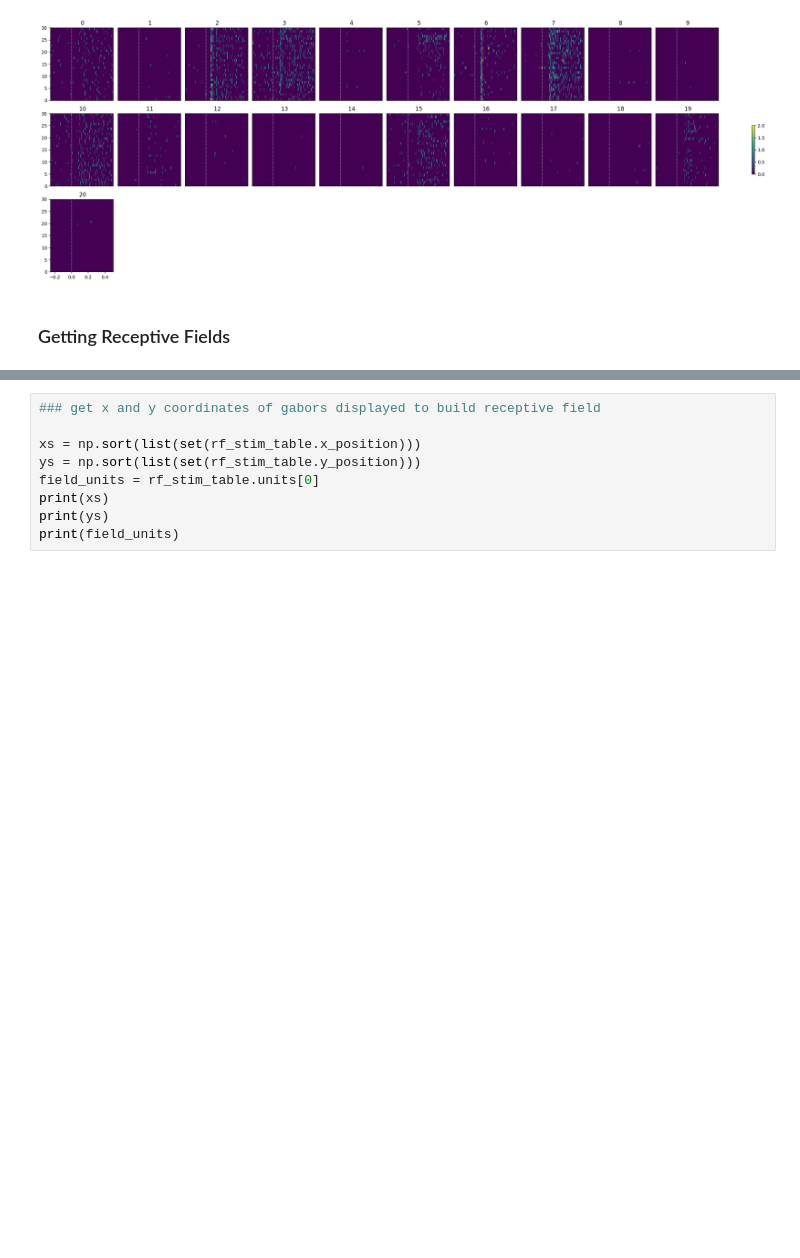
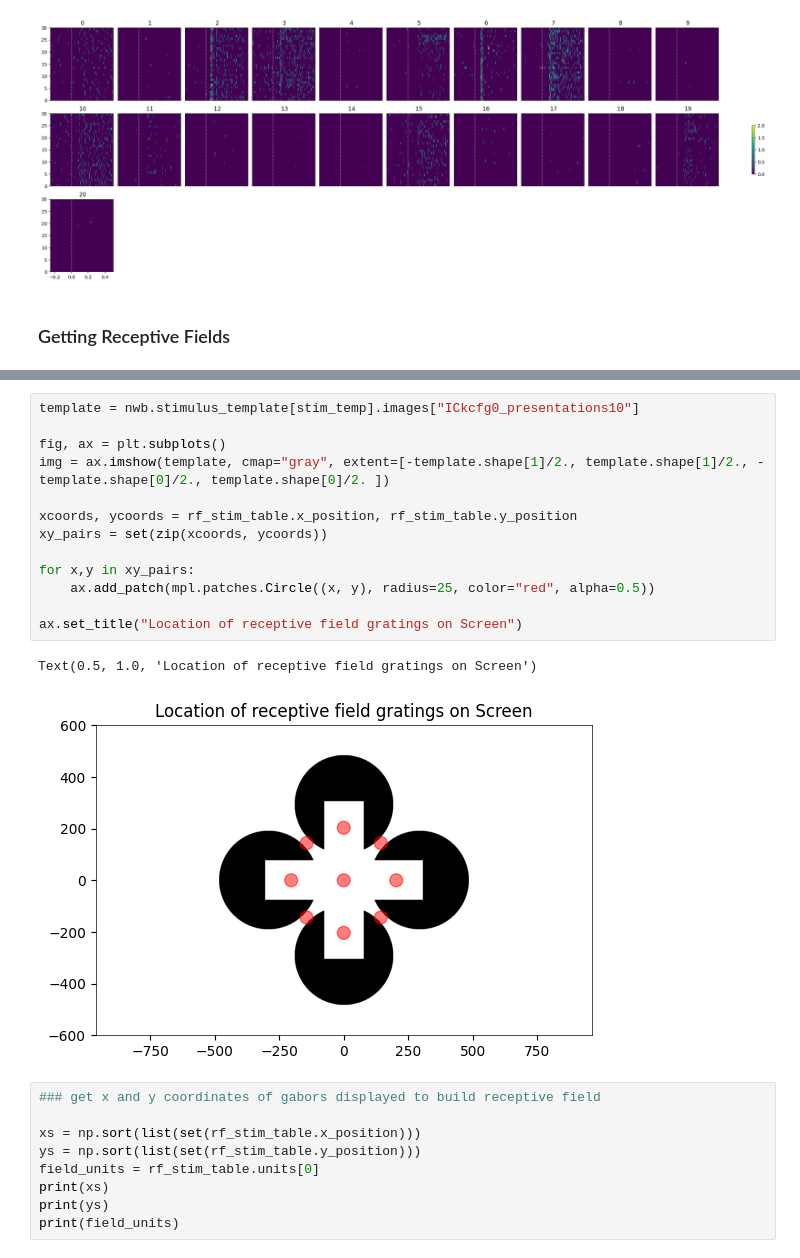
Before and after one commit to AllenInstitute/openscope_databook, a Jupyter notebook: docs/experiments/illusion.ipynb, the cells around one changed output, grey strips where cells are left out. Drawn from its saved outputs; the diff is of its cells as text; blank space fills up the shorter version.

```diff
--- a/docs/experiments/illusion.ipynb
+++ b/docs/experiments/illusion.ipynb
@@ -325,6 +360,22 @@ rf_stim_table[:10]
 | 7 | 6386.33781 | 6386.58802 | RFCI | 4.0 | 4.0 | 2.0 | //allen/programs/mindscope/workgr... | ... |
 | 8 | 6386.58802 | 6386.83824 | RFCI | 4.0 | 4.0 | 2.0 | //allen/programs/mindscope/workgr... | ... |
 | 9 | 6386.83824 | 6387.08844 | RFCI | 4.0 | 4.0 | 2.0 | //allen/programs/mindscope/workgr... | ... |
+# %%
+template = nwb.stimulus_template[stim_temp].images["ICkcfg0_presentations10"]
+
+fig, ax = plt.subplots()
+img = ax.imshow(template, cmap="gray", extent=[-template.shape[1]/2., template.shape[1]/2., -template.shape[0]/2., template.shape[0]/2. ])
+
+xcoords, ycoords = rf_stim_table.x_position, rf_stim_table.y_position
+xy_pairs = set(zip(xcoords, ycoords))
+
+for x,y in xy_pairs:
+    ax.add_patch(mpl.patches.Circle((x, y), radius=25, color="red", alpha=0.5))
+
+ax.set_title("Location of receptive field gratings on Screen")
+# %% [output]
+Text(0.5, 1.0, 'Location of receptive field gratings on Screen')
+[figure, added]
 # %%
 ### get x and y coordinates of gabors displayed to build receptive field
 
```
Also changed, not shown: parts of 8 cells of this notebook, 1 other file.
